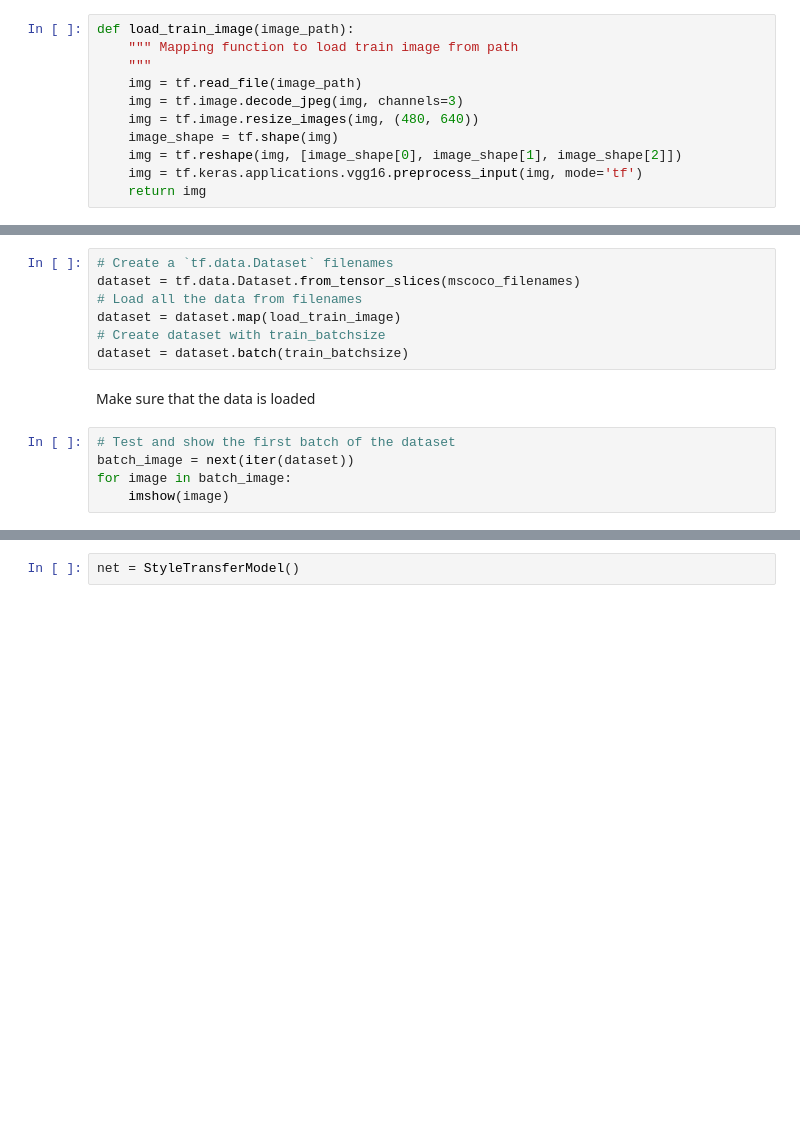
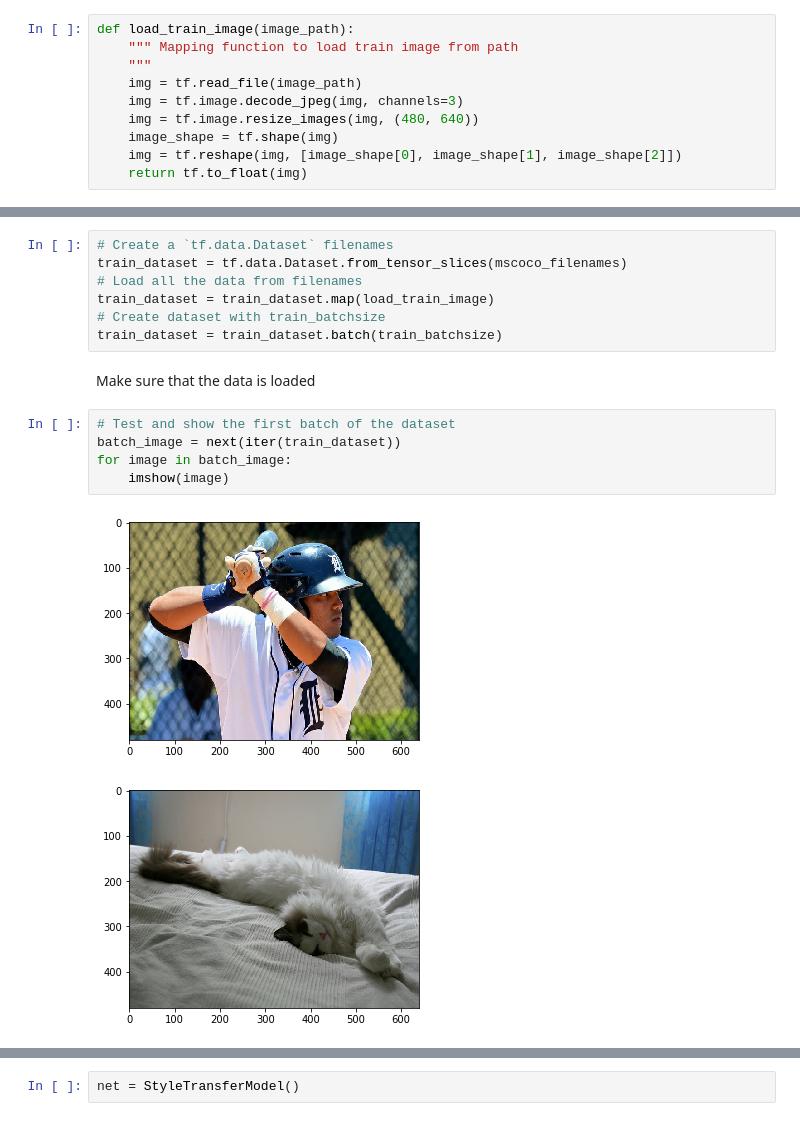
Before and after one commit to abrampers/real-time-style-transfer-tensorflow, a Jupyter notebook: Real Time Style Transfer - TensorFlow.ipynb, the cells around one changed output, grey strips where cells are left out. Saved outputs shown, nothing was run; the diff lists cells and outputs as text; blank space fills up the shorter version.

Commit message:
Finished training loop

```diff
--- a/Real Time Style Transfer - TensorFlow.ipynb
+++ b/Real Time Style Transfer - TensorFlow.ipynb
@@ -70,8 +68,7 @@ def load_train_image(image_path):
     img = tf.image.resize_images(img, (480, 640))
     image_shape = tf.shape(img)
     img = tf.reshape(img, [image_shape[0], image_shape[1], image_shape[2]])
-    img = tf.keras.applications.vgg16.preprocess_input(img, mode='tf')
-    return img
+    return tf.to_float(img)
 # %% [markdown]
 Here's a few helper to show and save the image from a `tf.Tensor`.
 # %%
@@ -131,15 +130,18 @@ mscoco_path
 mscoco_filenames = tf.constant(mscoco_path) + os.listdir('train2014')
 # %%
 # Create a `tf.data.Dataset` filenames
-dataset = tf.data.Dataset.from_tensor_slices(mscoco_filenames)
+train_dataset = tf.data.Dataset.from_tensor_slices(mscoco_filenames)
 # Load all the data from filenames
-dataset = dataset.map(load_train_image)
+train_dataset = train_dataset.map(load_train_image)
 # Create dataset with train_batchsize
-dataset = dataset.batch(train_batchsize)
+train_dataset = train_dataset.batch(train_batchsize)
 # %% [markdown]
 Make sure that the data is loaded
 # %%
 # Test and show the first batch of the dataset
-batch_image = next(iter(dataset))
+batch_image = next(iter(train_dataset))
 for image in batch_image:
     imshow(image)
+# %% [output]
+[figure, added]
+[figure, added]
```
Also changed, not shown: parts of 42 cells of this notebook, 22 other files.
